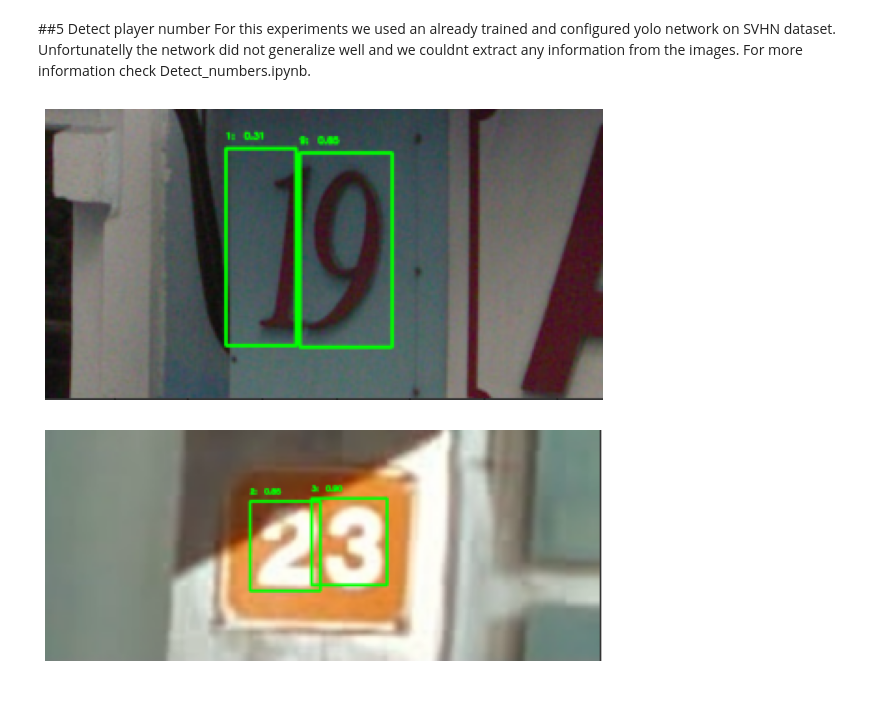
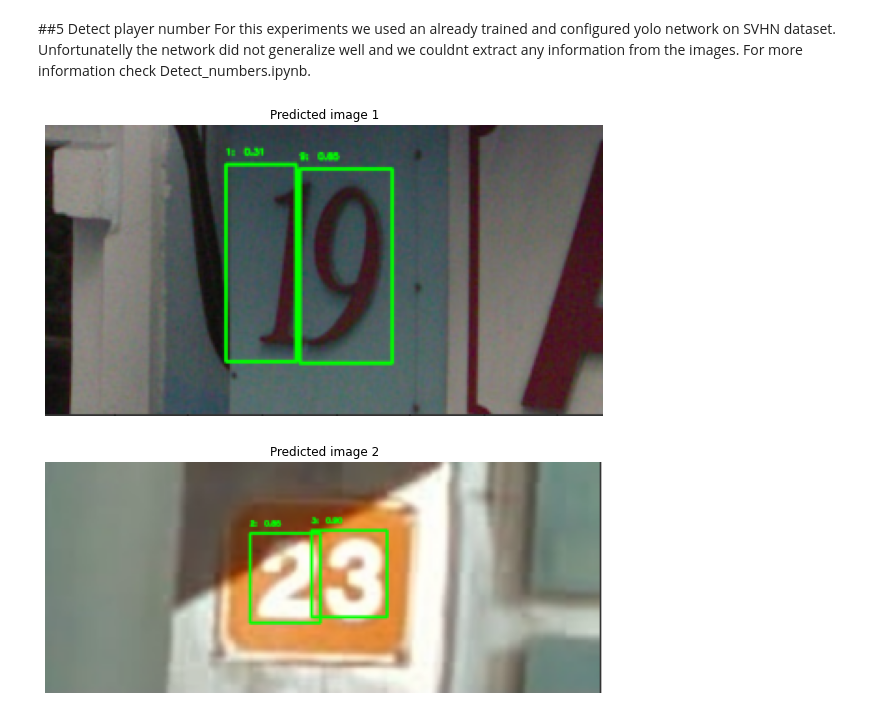
Before and after one commit to teoad95/Sport-analytics, a Jupyter notebook: Football_analytics.ipynb, the cells around one changed output. Drawn from its saved outputs; the diff is of its cells as text; code cells hidden in the pictures.

```diff
--- a/Football_analytics.ipynb
+++ b/Football_analytics.ipynb
@@ -92,11 +92,12 @@ Adding AutoShape...
 # %%
 img = cv2.imread(image_location, cv2.IMREAD_COLOR)
 # %%
-def plot_image(image, figsize_to_set = (10,30)):
+def plot_image(image,title = '', figsize_to_set = (10,30)):
   %matplotlib inline
   from matplotlib import pyplot as plt
   plt.figure(figsize=figsize_to_set)
   plt.imshow(image)
+  plt.title(title)
   plt.axis('off')
   plt.show()
 # %%
@@ -350,9 +351,9 @@ plot_image(cv2_img_bb)
 ##5 Detect player number
 For this experiments we used an already trained and configured yolo network on SVHN dataset. Unfortunatelly the network did not generalize well and we couldnt extract any information from the images. For more information check Detect_numbers.ipynb.
 # %%
-plot_image(cv2.imread('/content/SportAnalytics/Images/DetectNumberPred1.png'))
-plot_image(cv2.imread('/content/SportAnalytics/Images/DetectNumberPred2.png'))
+plot_image(cv2.imread('/content/SportAnalytics/Images/DetectNumberPred1.png'), 'Predicted image 1')
+plot_image(cv2.imread('/content/SportAnalytics/Images/DetectNumberPred2.png'), 'Predicted image 2')
 # %% [output]
-[figure, old version]
+[figure, new version]
-[figure, old version]
+[figure, new version]
 # %%
```
Also changed, not shown: parts of 1 cell of this notebook.
